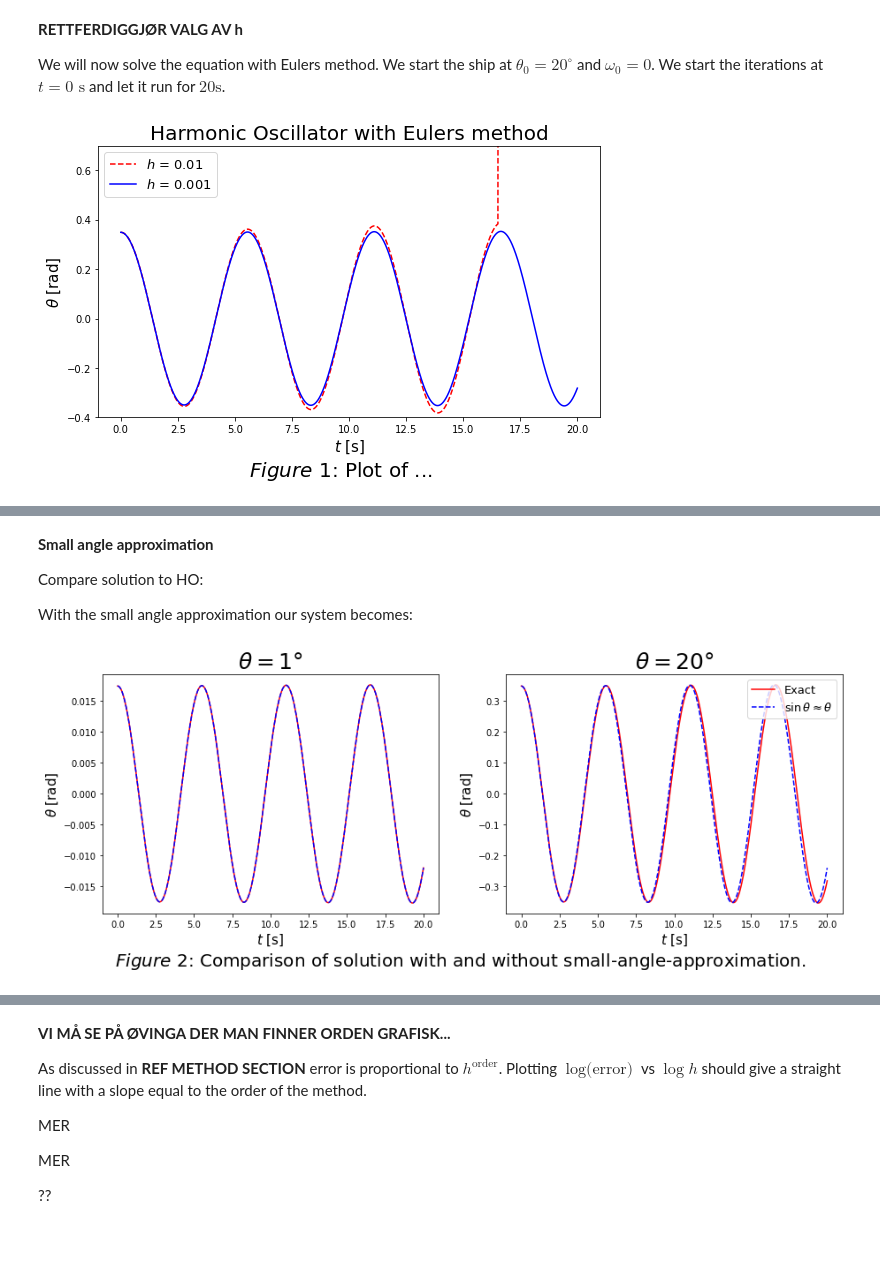
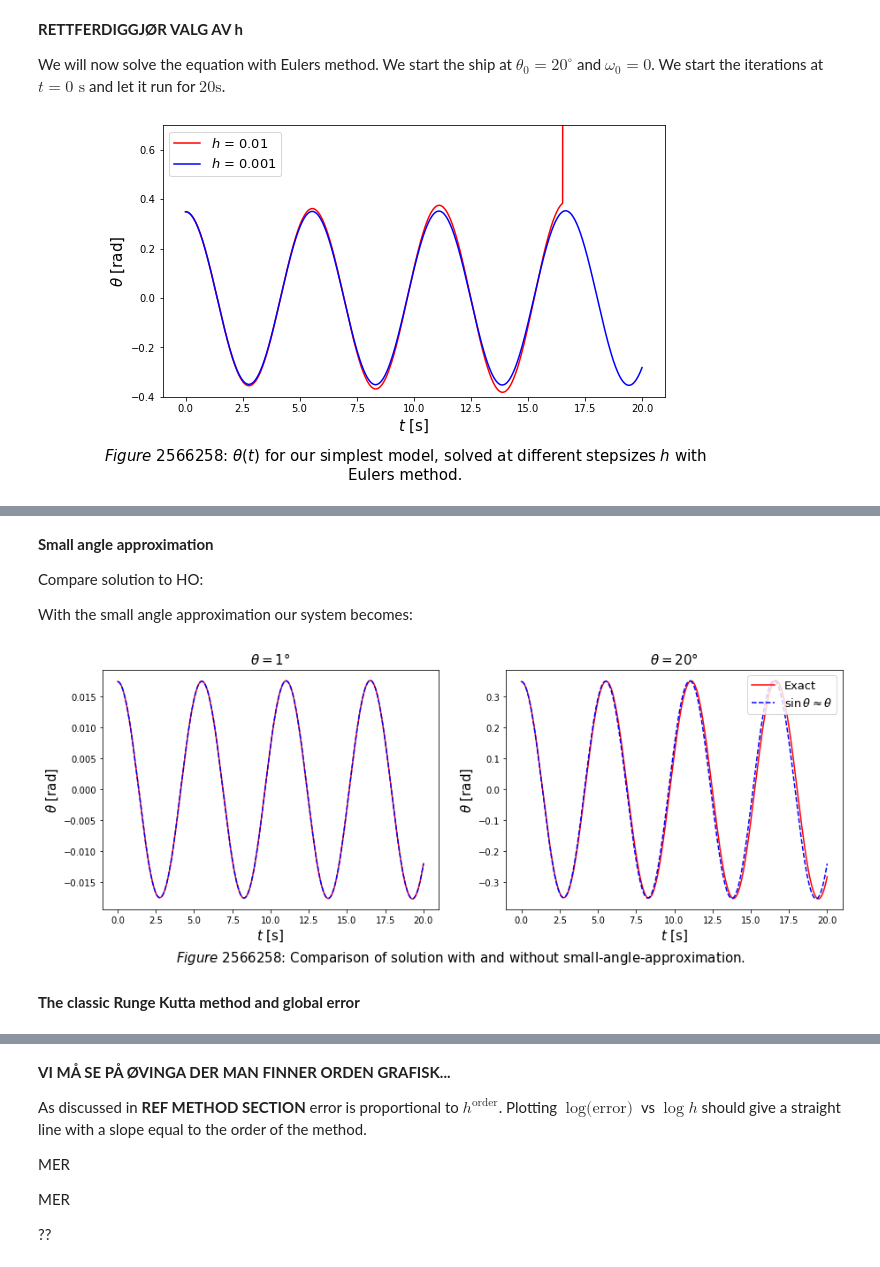
Before and after one commit to Trond01/TMA4320_prosjekt_2, a Jupyter notebook: prosjekt2.ipynb, the cells around one changed output, grey strips where cells are left out. Saved outputs shown, nothing was run; the diff lists cells and outputs as text; code cells hidden in the pictures; blank space fills up the shorter version.

```diff
--- a/prosjekt2.ipynb
+++ b/prosjekt2.ipynb
@@ -451,11 +453,11 @@ Plotting ...
 # %%
 figure_count = 2566257 # To keep track of figure numbers
 def plot_function(x_vals_list, y_vals_list, title = "",
-                  xlabel = r"$t$ [s]", ylabel = r"$\theta$ [rad]", labels = False,
-                  fig_text = False, fig_text_size = 20,
-                  title_size = 25, label_size = 15, fig_size = (9, 5),
-                  loc = "upper right", file_title = False,
-                  linestyles = False, set_xlim = False, set_ylim = False):
+    xlabel = r"$t$ [s]", ylabel = r"$\theta$ [rad]", labels = False,
+    fig_text = False, fig_text_size = 15, fig_text_y = -0.04,
+    title_size = 15, label_size = 15, fig_size = (9, 5),
+    loc = "upper right", file_title = False,
+    linestyles = False, set_xlim = False, set_ylim = False):
     """
     brief:
     :param x_vals_list:
@@ -477,7 +479,7 @@ def plot_function(x_vals_list, y_vals_list, title = "",
         global figure_count
         figure_count += 1
         txt = f"$Figure$ ${figure_count}$: " + fig_text
-        plt.figtext(0.5, -0.04 * label_size/15, txt, wrap=True, horizontalalignment='center', fontsize = fig_text_size)
+        plt.figtext(0.5, fig_text_y, txt, wrap=True, horizontalalignment='center', fontsize = fig_text_size)
     if set_xlim:
         ax.set_xlim(set_xlim)
     if set_ylim:
@@ -488,8 +490,8 @@ def plot_function(x_vals_list, y_vals_list, title = "",
 
 def plot_function_dual(x_vals_list, y_vals_list, titles, linestyles,
     xlabels = [r"$t$ [s]", r"$t$ [s]"], ylabels = [r"$\theta$ [rad]", r"$\theta$ [rad]"],
-    labels = [False, False], fig_text = False, fig_text_size = 20, title_size = 25, label_size = 15, fig_size = (15, 5),
-    loc = ["upper right", "upper right"], file_title = False):
+    labels = [False, False], fig_text = False, fig_text_size = 15, fig_text_y = -0.04, title_size = 15,
+    label_size = 15, fig_size = (15, 5), loc = ["upper right", "upper right"], file_title = False):
     """
     brief:
     :param x_vals_list:
@@ -510,7 +512,7 @@ def plot_function_dual(x_vals_list, y_vals_list, titles, linestyles,
         global figure_count
         figure_count += 1
         txt = f"$Figure$ ${figure_count}$: " + fig_text
-        plt.figtext(0.5, -0.04 * label_size/15, txt, wrap=True, horizontalalignment='center', fontsize = 20)
+        plt.figtext(0.5, fig_text_y, txt, wrap=True, horizontalalignment='center', fontsize = fig_text_size)
     if file_title:
         fig.savefig(f'figures/{file_title}.png')
     plt.show()
@@ -612,26 +614,24 @@ We will now solve the equation with Eulers method. We start the ship at $\theta_
 # %%
 # 1d)
 
 t0 = 0
 t_end = 20
 w0 = np.array([20*np.pi/180, 0, 0, 0, yC0, 0, 0, 0])
 h_list = [0.01, 0.001]
 times = []
 theta = []
 for h in h_list:
     t_num, w_num = ode_solver(f_harmonic_oscillator, t0, t_end, w0, h, method=euler_method)
     times.append(t_num)
     theta.append(w_num[0])
 #     skips = int(0.1/h) # only care about 0.1 s intervals
 #     animate_boat(t_num[::skips], w_num[0][::skips], w_num[2][::skips], w_num[4][::skips],
 #                  title = f"$h$ = {h}", gif_name = f"HO_h={h}")
 
-plot_function(times, theta, title = f"Harmonic Oscillator with Eulers method",
-              fig_text = "Plot of ...", linestyles = ['r--', 'b', 'g'], title_size=20,
-              labels = [f"$h$ = {h}" for h in h_list], loc = "upper left",
-              set_ylim = [-0.4, 0.7])
+plot_function(times, theta, fig_text = r"$\theta(t)$ for our simplest model, solved at different stepsizes $h$ with Eulers method.",
+    fig_text_y = -0.1, linestyles = ['r', 'b', 'g'], labels = [f"$h$ = {h}" for h in h_list], loc = "upper left", set_ylim = [-0.4, 0.7])
 # %% [output]
-[figure, old version]
+[figure, new version]
 # %% [markdown]
 <a class="anchor" id="anim1"></a>
 
@@ -686,7 +685,9 @@ fig_txt = "Comparison of solution with and without small-angle-approximation."
 
 plot_function_dual(x_vals_list, y_vals_list, titles, linestyles, fig_text = fig_txt, labels = labels)
 # %% [output]
-[figure, old version]
+[figure, new version]
+# %% [markdown]
+**The classic Runge Kutta method and global error**
 # %%
 # 1f
 
```
Also changed, not shown: parts of 12 cells of this notebook.
